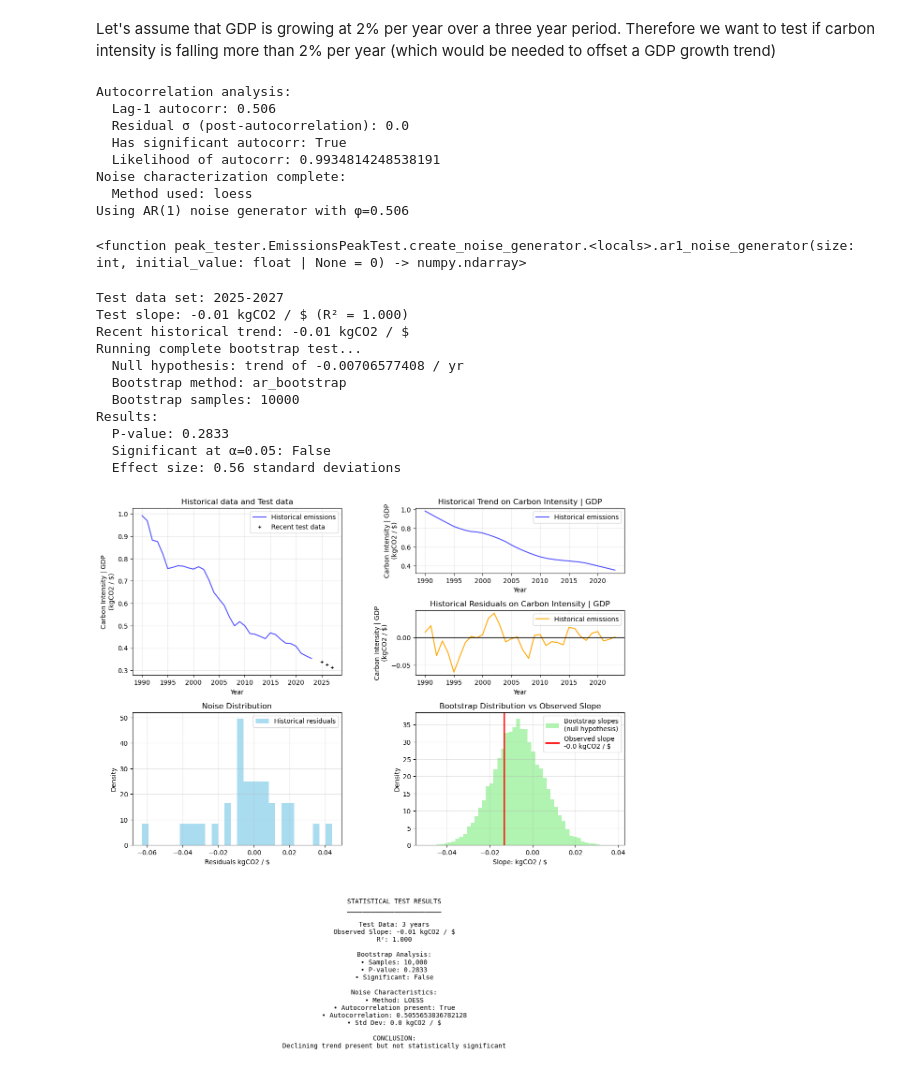
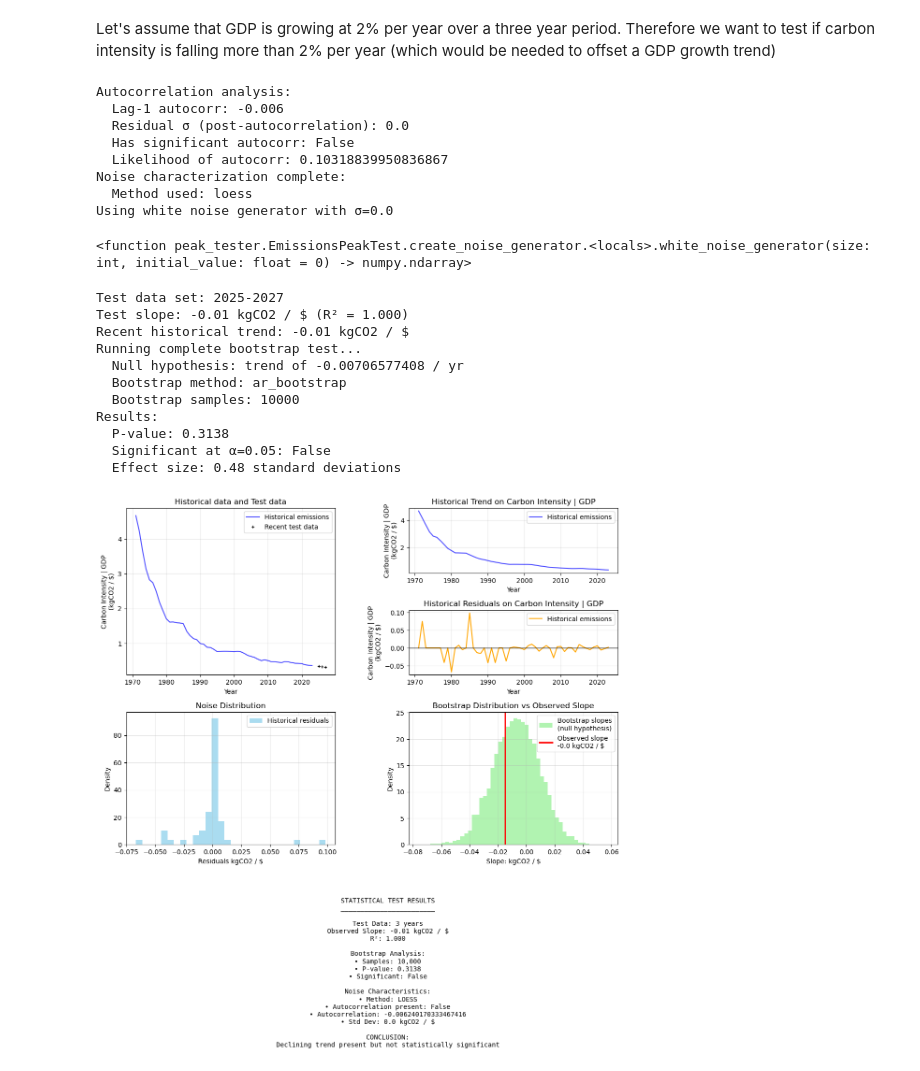
Before and after one commit to nezzag/peaking_test, a Jupyter notebook: notebooks/test_peaker.ipynb, the cells around one changed output. Saved outputs shown, nothing was run; the diff lists cells and outputs as text; code cells hidden in the pictures.

```diff
--- a/notebooks/test_peaker.ipynb
+++ b/notebooks/test_peaker.ipynb
@@ -233,5 +233,5 @@ Test applying the peak tester to carbon intensity instead, which abstracts out t
 # %%
 carbon_intensity_tester = EmissionsPeakTest()
 carbon_intensity_tester.load_historical_data(
-    'fossil_intensity.csv', year_range = range(1990,2024))
+    'fossil_intensity.csv', year_range = range(1971,2024))
 # %% [output]
@@ -274,38 +276,38 @@ Text(0.5, 1.0, 'The impact of increasing fractions \n on the estimate of noise')
 # %% [markdown]
 Let's assume that GDP is growing at 2% per year over a three year period. Therefore we want to test if carbon intensity is falling more than 2% per year (which would be needed to offset a GDP growth trend)
 # %%
-carbon_intensity_tester.characterize_noise(method='loess',fraction=0.33).create_noise_generator()
+carbon_intensity_tester.characterize_noise(method='loess',fraction=0.1).create_noise_generator()
 # %% [output]
 Autocorrelation analysis:
-  Lag-1 autocorr: 0.506
+  Lag-1 autocorr: -0.006
   Residual σ (post-autocorrelation): 0.0
-  Has significant autocorr: True
-  Likelihood of autocorr: 0.9934814248538191
+  Has significant autocorr: False
+  Likelihood of autocorr: 0.10318839950836867
 Noise characterization complete:
   Method used: loess
-Using AR(1) noise generator with φ=0.506
+Using white noise generator with σ=0.0
-<function peak_tester.EmissionsPeakTest.create_noise_generator.<locals>.ar1_noise_generator(size: int, initial_value: float | None = 0) -> numpy.ndarray>
+<function peak_tester.EmissionsPeakTest.create_noise_generator.<locals>.white_noise_generator(size: int, initial_value: float = 0) -> numpy.ndarray>
 # %%
 ci_2023 = carbon_intensity_tester.historical_data.loc[carbon_intensity_tester.historical_data.year==2023,'emissions'].squeeze()
 # %%
 
 carbon_intensity_tester.set_test_data([
-        (2025, ci_2023*0.96),
-        (2026, ci_2023*0.96**2),
-        (2027, ci_2023*0.96**3),
+        (2025, ci_2023*0.955),
+        (2026, ci_2023*0.955**2),
+        (2027, ci_2023*0.955**3),
     ]).run_complete_bootstrap_test(bootstrap_method='ar_bootstrap',null_hypothesis=ci_2023*-0.02)
 
 carbon_intensity_tester.plot_analysis()
 # %% [output]
 Test data set: 2025-2027
 Test slope: -0.01 kgCO2 / $ (R² = 1.000)
 Recent historical trend: -0.01 kgCO2 / $
 Running complete bootstrap test...
   Null hypothesis: trend of -0.00706577408 / yr
   Bootstrap method: ar_bootstrap
   Bootstrap samples: 10000
 Results:
-  P-value: 0.2833
+  P-value: 0.3138
   Significant at α=0.05: False
-  Effect size: 0.56 standard deviations
+  Effect size: 0.48 standard deviations
-[figure, old version]
+[figure, new version]
```
Also changed, not shown: parts of 3 cells of this notebook.
